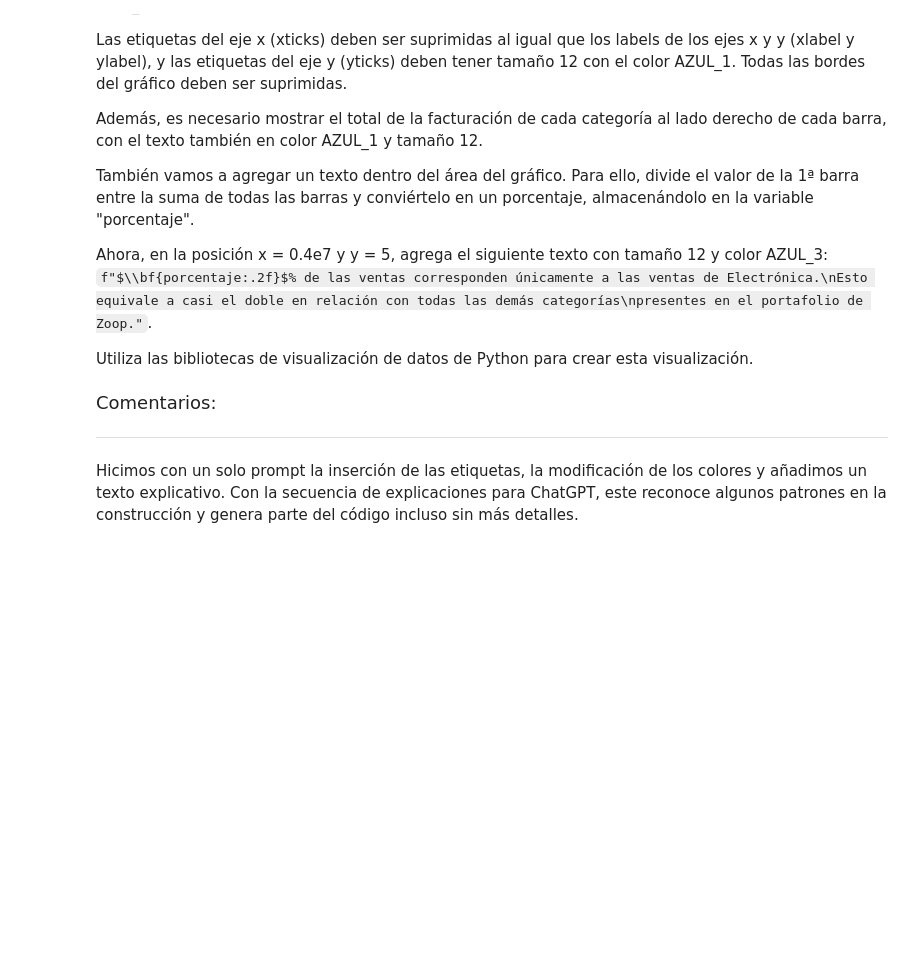
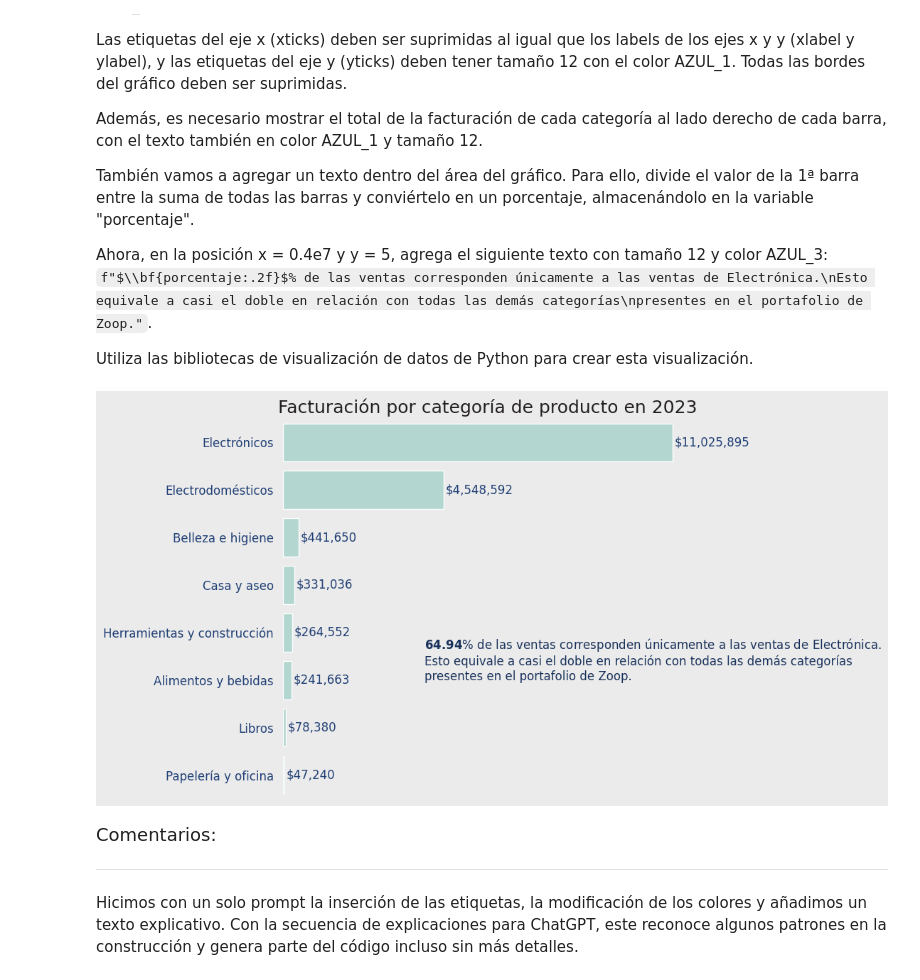
Before and after one commit to leriverah/IA-Aplicada-Ciencia-de-datos, a Jupyter notebook: IA_aplicada_a_ciencia_de_datos.ipynb, the cells around one changed output. Drawn from its saved outputs; the diff is of its cells as text; code cells hidden in the pictures; blank space fills up the shorter version.

Commit message:
Ajustando las visualizaciones de composición

```diff
--- a/IA_aplicada_a_ciencia_de_datos.ipynb
+++ b/IA_aplicada_a_ciencia_de_datos.ipynb
@@ -1252,3 +1301,27 @@ Ahora que guardamos los 2 primeros gráficos en función, vamos a modificar uno
 ### **Gráfico 3 - Facturación por categoría de producto en 2023:**
 # %% [markdown]
 Vamos a continuar con los gráficos generados a lo largo de las clases, partiendo ahora del gráfico de facturación por categoría de producto aplicando las técnicas de storytelling que aprendimos aquí en el curso mediante el uso de la IA.
+# %%
+def facturacion_categoria():
+  # Paso 1: Crear columna de facturación por fila
+  df['facturacion'] = (df['precio_unitario'] * df['cantidad']) + df['envio']
+
+  # Paso 2: Agrupar por categoría y sumar facturación
+  facturacion_categoria = df.groupby('categoria')['facturacion'].sum().reset_index()
+
+  # Paso 2.5: Ordenar los datos por facturacion de mayor a menor
+  facturacion_categoria = facturacion_categoria.sort_values(by='facturacion', ascending=False)
+
+  # Paso 3: Crear gráfico de barras horizontales
+  plt.figure(figsize=(10, 6))
+  sns.barplot(
+      x='facturacion',
+      y='categoria',
+      palette='viridis', orient='h', data=facturacion_categoria)
+
+  plt.title('Facturación por Categoria de Producto')
+  plt.xlabel('Facturación Total (en unidades monetarias)')
+  plt.ylabel('Categoría')
+  plt.tight_layout()
+
+  return plt
@@ -1298,3 +1433,7 @@ Utiliza las bibliotecas de visualización de datos de Python para crear esta vis
+# %%
+facturacion_categoria2().show()
+# %% [output]
+[figure, added]
 # %% [markdown]
 <font color="7b71ff" size=4> Comentarios: </font>
 
```
Also changed, not shown: parts of 7 cells of this notebook.
